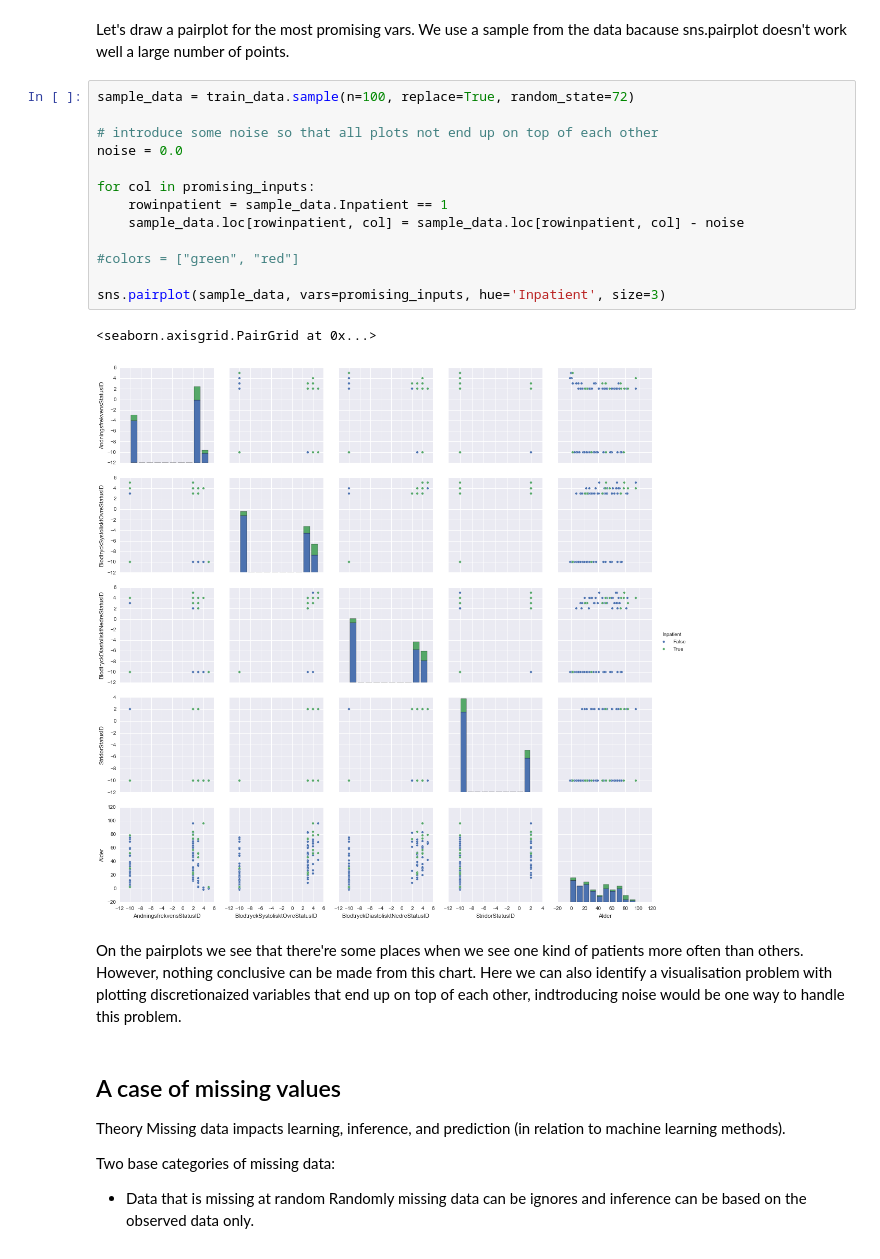
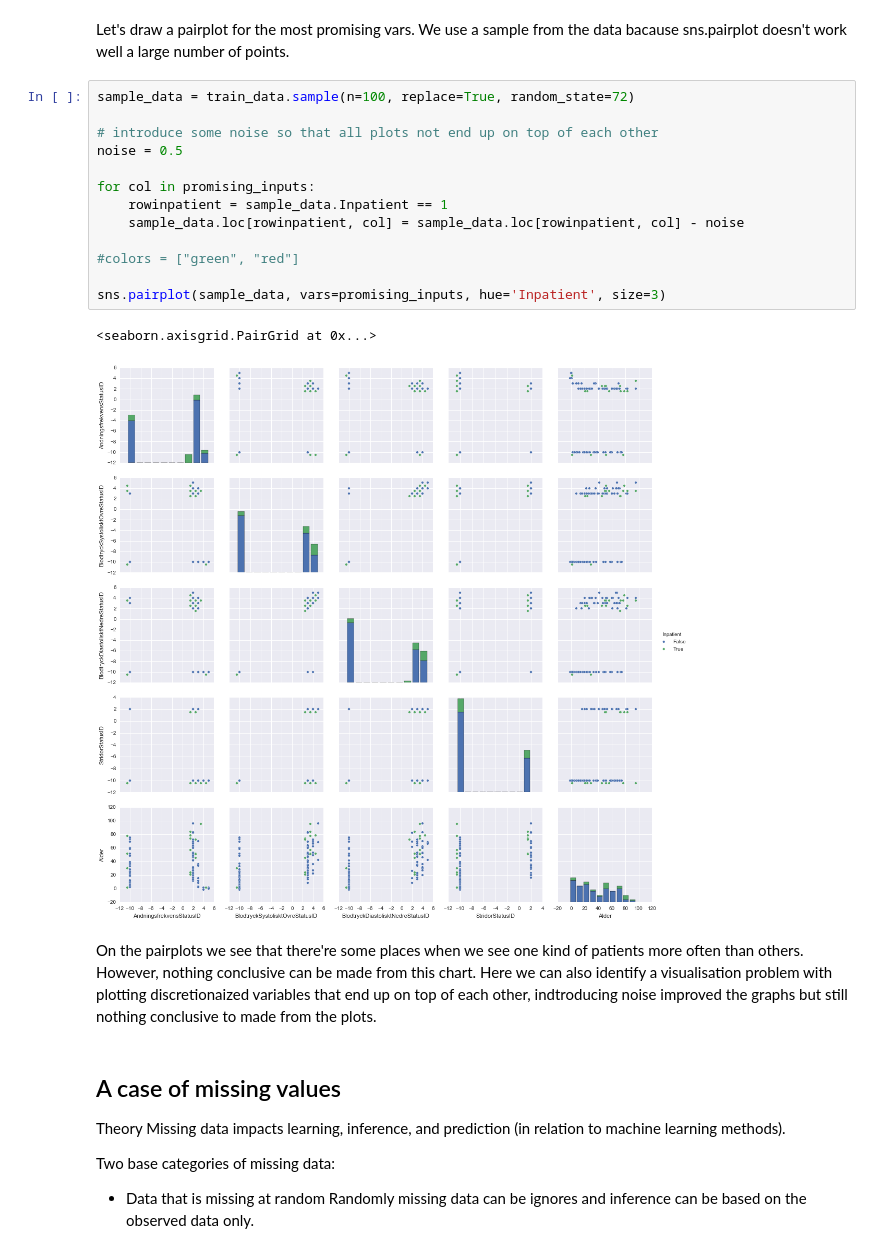
Before and after one commit to solomatov/cs109-project, a Jupyter notebook: ER.ipynb, the cells around one changed output. Drawn from its saved outputs; the diff is of its cells as text.

```diff
--- a/ER.ipynb
+++ b/ER.ipynb
@@ -390,21 +390,21 @@ Let's draw a pairplot for the most promising vars. We use a sample from the data
 # %%
 sample_data = train_data.sample(n=100, replace=True, random_state=72)
 
 # introduce some noise so that all plots not end up on top of each other
-noise = 0.0
+noise = 0.5
 
 for col in promising_inputs:
     rowinpatient = sample_data.Inpatient == 1
     sample_data.loc[rowinpatient, col] = sample_data.loc[rowinpatient, col] - noise
 
 #colors = ["green", "red"]
 
 sns.pairplot(sample_data, vars=promising_inputs, hue='Inpatient', size=3)
 # %% [output]
 <seaborn.axisgrid.PairGrid at 0x...>
-[figure, old version]
+[figure, new version]
 # %% [markdown]
-On the pairplots we see that there're some places when we see one kind of patients more often than others. However, nothing conclusive can be made from this chart. Here we can also identify a visualisation problem with plotting discretionaized variables that end up on top of each other, indtroducing noise would be one way to handle this problem.
+On the pairplots we see that there're some places when we see one kind of patients more often than others. However, nothing conclusive can be made from this chart. Here we can also identify a visualisation problem with plotting discretionaized variables that end up on top of each other, indtroducing noise improved the graphs but still nothing conclusive to made from the plots.
 # %% [markdown]
 ## A case of missing values
 
```
Also changed, not shown: parts of 1 cell of this notebook.
